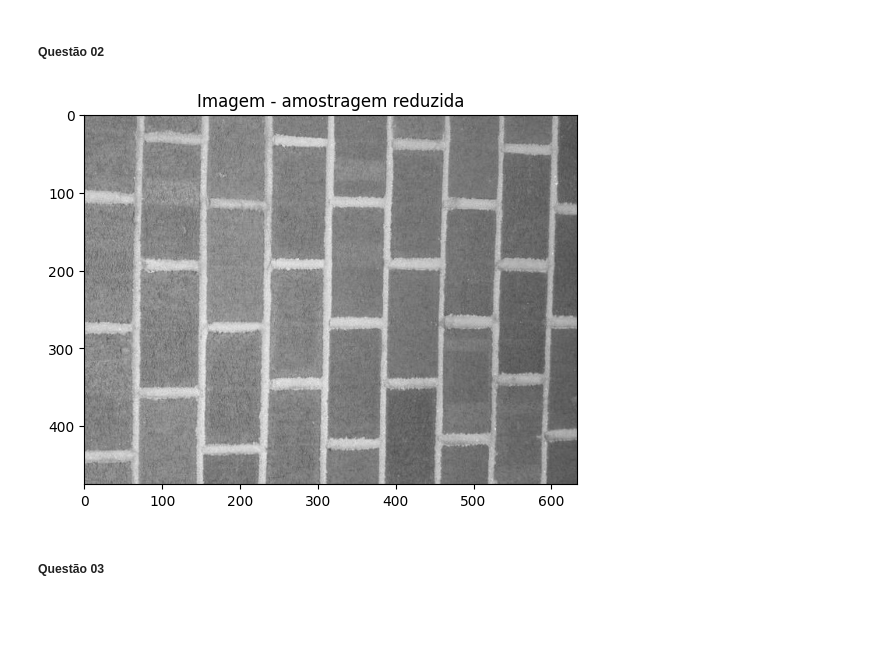
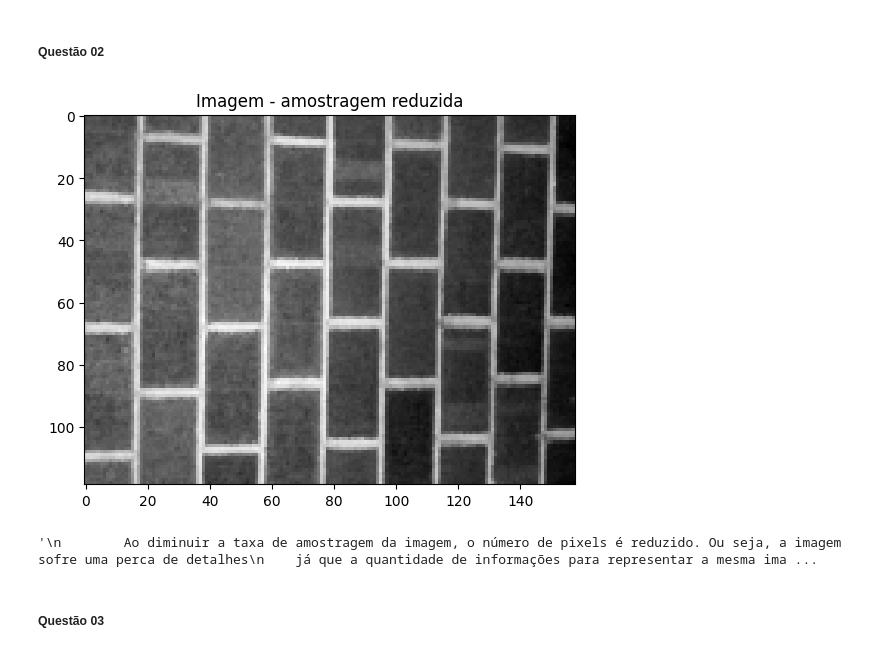
Before and after one commit to JonasFortes12/Image-Processing, a Jupyter notebook: imageProcessing.ipynb, the cells around one changed output. Cells and saved outputs as stored; diff of their text form; code cells hidden in the pictures; blank space fills up the shorter version.

```diff
--- a/imageProcessing.ipynb
+++ b/imageProcessing.ipynb
@@ -51,18 +116,23 @@ showImage(image, "Imagem original")
 '\n    A imagem carregada mostra uma parede feita de tijolos e cimento.\n    \n'
 # %% [markdown]
 ##### Questão 02
-# %%
-# Definir a nova taxa de amostragem - redução por um fator de 16 (um quarto do tamanho original em ambas as dimensões)
-image_less_simple = transform.rescale(image, 0.25)
-
-showImage(image, "Imagem - amostragem reduzida")
-
-'''
-    explicação aqui!
-
-'''
-# %% [output]
-[figure, removed]
+# %%
+# Definir a nova taxa de amostragem - redução por um fator de 16 (um quarto do tamanho original em ambas as dimensões)
+image_less_simple = transform.rescale(image, 0.25)
+
+# Mostrar a imagem
+showImage(image_less_simple, "Imagem - amostragem reduzida")
+
+'''
+        Ao diminuir a taxa de amostragem da imagem, o número de pixels é reduzido. Ou seja, a imagem sofre uma perca de detalhes
+    já que a quantidade de informações para representar a mesma imagem é reduzida.
+        A resolução diminui a medida que a quantidade de amostras é reduzida, e consequentemente há uma suavização nos detalhes de borda,
+    o que dá uma impressão de transição mais suave entre o tijolo e suas bordas.
+
+'''
+# %% [output]
+[figure, added]
+'\n        Ao diminuir a taxa de amostragem da imagem, o número de pixels é reduzido. Ou seja, a imagem sofre uma perca de detalhes\n    já que a quantidade de informações para representar a mesma ima ...
 # %% [markdown]
 ##### Questão 03
 # %%
```
Also changed, not shown: parts of 17 cells of this notebook.
